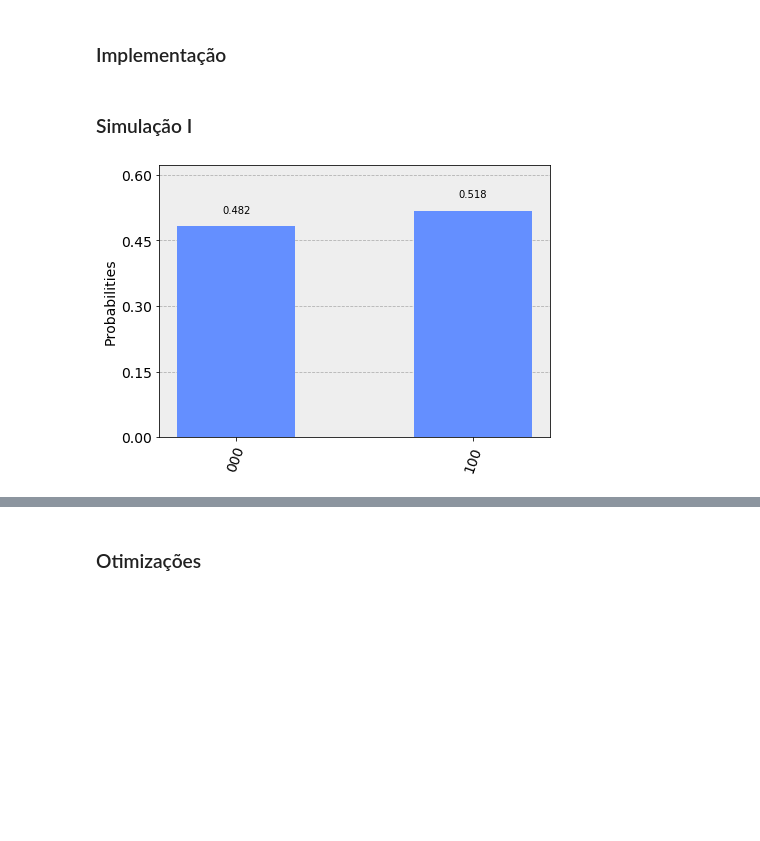
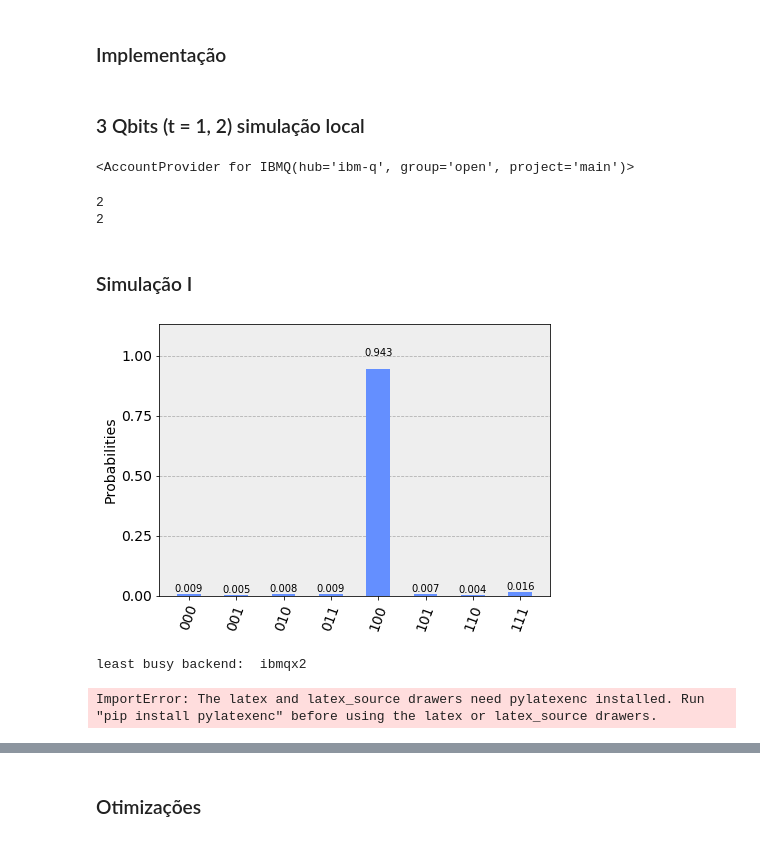
Before and after one commit to debfdias/projCQ, a Jupyter notebook: projCQ.ipynb, the cells around one changed output, grey strips where cells are left out. Cells and saved outputs as stored; diff of their text form; code cells hidden in the pictures; blank space fills up the shorter version.

```diff
--- a/projCQ.ipynb
+++ b/projCQ.ipynb
@@ -93,17 +93,41 @@ Um passo importante do algoritmo é ampliar a probabilidade de observação. Est
 <qiskit.circuit.instructionset.InstructionSet at 0x...>
 # %% [markdown]
 ### Implementação
+# %% [markdown]
+### 3 Qbits (t = 1, 2) simulação local
+# %%
+from qiskit import QuantumCircuit, QuantumRegister, ClassicalRegister, execute, Aer, IBMQ
+from qiskit.providers.ibmq import least_busy
+import math as m
+from qiskit.visualization import plot_histogram
+
+import getpass
+
+
+#MY_API_TOKEN = getpass.getpass("Seu token: ")
+MY_API_TOKEN = "aea761906cf3a1b9574da60083f4915dde97272a5d9f837c924c4d3ad1ec2192c7db0b9c19212a61fe54cd27fd511ad33b8627c73c9c7cce735e3f69134ddcad"
+IBMQ.enable_account(MY_API_TOKEN)
+# %% [output]
+<AccountProvider for IBMQ(hub='ibm-q', group='open', project='main')>
 # %%
-from qiskit import QuantumCircuit, QuantumRegister, ClassicalRegister, execute, Aer
+from qiskit import QuantumCircuit, QuantumRegister, ClassicalRegister, execute, Aer, IBMQ
+from qiskit.providers.ibmq import least_busy
 import math as m
 from qiskit.visualization import plot_histogram
+
+import getpass
+
+
+#MY_API_TOKEN = getpass.getpass("Seu token: ")
+#MY_API_TOKEN = "f403bbd759ec5c7cb43989d2d655fe7ee5287fa0b073a6694c2aea98f07f55d2f6d43576e8d25daf8bc9c33504303ec97757f6f1652d9b6d716b216da4fea38a"
+#IBMQ.enable_account(MY_API_TOKEN)
 
 def Oraculo(circuit, q):
     circuit.x(q[0])
     circuit.x(q[1])
 
-    #circuit.mct(q[0:3], q[3], None, mode='advanced') #usar para uma solucao
-    circuit.ccx(q[0], q[1], q[3]) #usar para duas solucoes
+    circuit.mct(q[0:3], q[3], None, mode='advanced') #usar para uma solucao
+    #circuit.ccx(q[0], q[1], q[3]) #usar para duas solucoes
 
     circuit.x(q[0])
     circuit.x(q[1])
@@ -128,7 +152,7 @@ circuit.h(q[3])
 circuit.barrier(q)
 
 N = 8
-M = 2
+M = 1
 
 iteracoes = m.floor(m.pi *(N/M)**(1/2) / 4 )
 for i in range(iteracoes):#
@@ -136,19 +160,48 @@ for i in range(iteracoes):#
     circuit.barrier(q)
     InversaoSobreMedia(circuit,q)
     circuit.barrier(q)
+    print(iteracoes)
 
 
 #circuit.barrier(q)
+# %% [output]
+2
+2
 # %% [markdown]
 ### Simulação I
 # %%
 circuit.measure(q[0:3], c[0:3])
-simulator = Aer.get_backend('qasm_simulator')
-job = execute(circuit, simulator)
+
+backend = Aer.get_backend('qasm_simulator')
+
+job = execute(circuit, backend, shots=1024)
 result = job.result()
 counts = result.get_counts(circuit)
 
 
 plot_histogram(counts)
 # %% [output]
-[figure, old version]
+[figure, new version]
+# %%
+AccountProvider = IBMQ.get_provider(hub='ibm-q', group='open', project='main')
+AccountProvider.backends()
+
+#filters=lambda x: x.configuration().n_qubits <= 5 and not x.configuration().simulator and x.status().operational==True
+backend = least_busy(AccountProvider.backends(operational=True))
+
+backend = AccountProvider.get_backend("ibmqx2")
+#print(backend.configuration())
+print("least busy backend: ", backend)
+# %% [output]
+least busy backend:  ibmqx2
+# %%
+q = QuantumRegister(3,"q")
+c = ClassicalRegister(3,"c")
+
+circuit = QuantumCircuit(q,c)
+
+circuit.h(q[0:2])
+
+circuit.draw(output='latex')
+# %% [output]
+ImportError: The latex and latex_source drawers need pylatexenc installed. Run "pip install pylatexenc" before using the latex or latex_source drawers.
```
Also changed, not shown: parts of 17 cells of this notebook.
